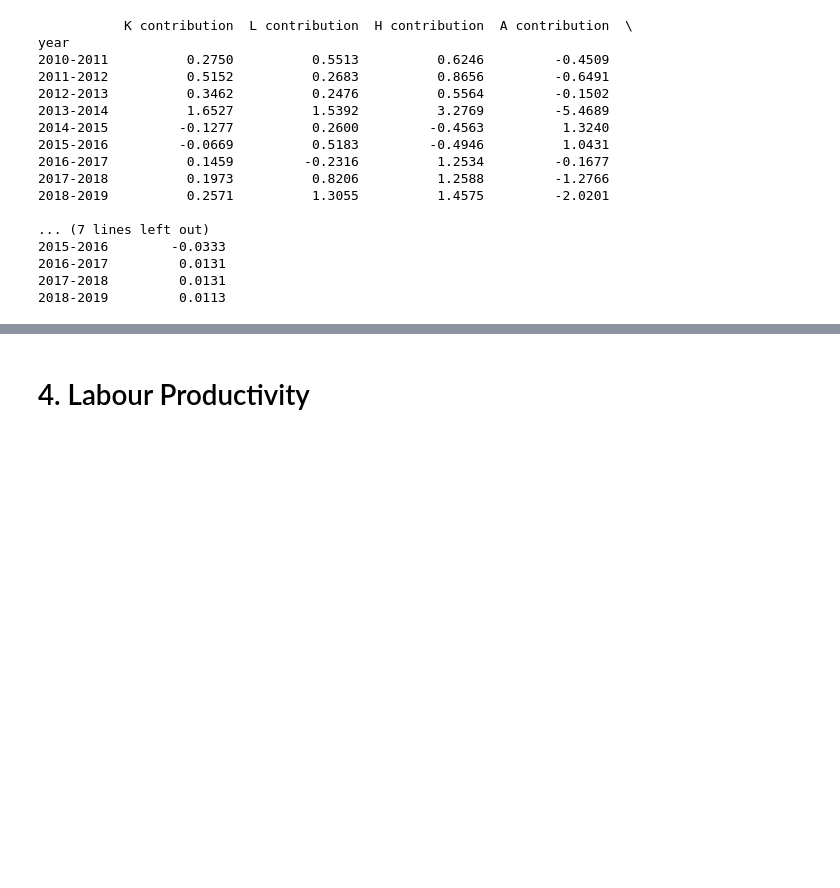
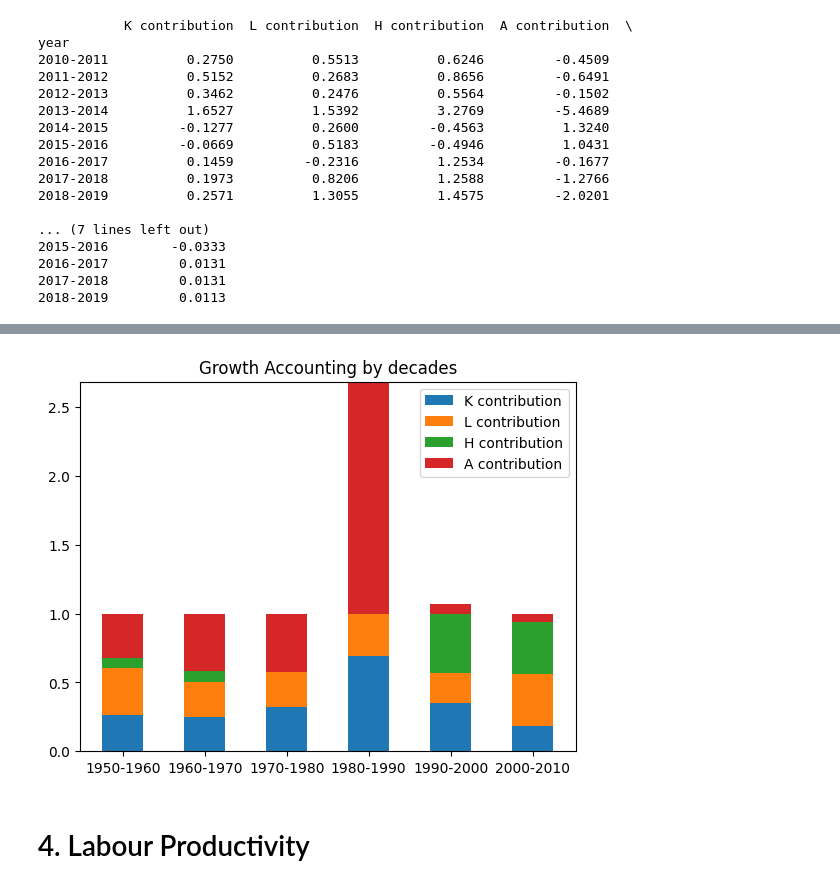
Before and after one commit to Jessie-Fung/ec2b1-brazil, a Jupyter notebook: code/code.ipynb, the cells around one changed output, grey strips where cells are left out. Saved outputs shown, nothing was run; the diff lists cells and outputs as text; code cells hidden in the pictures; blank space fills up the shorter version.

Commit message:
decades growth accoubnting + bad attempt at stackplot

```diff
--- a/code/code.ipynb
+++ b/code/code.ipynb
@@ -586,0 +591,30 @@ year
+# %%
+# Compute yearly intervals of the form "2000-2010"
+dec_intvls = np.array([f"{y1}-{y2}" for y1, y2 in zip(data_tfp[data_tfp["year"] % 10 == 0]["year"][:-1], data_tfp[data_tfp["year"] % 10==0]["year"][1:])])
+
+# dec_change is the difference in logs of the variables within each decade
+# First row is NaN, second row is the difference between 1950 and 1960, so we delete first row
+dec_change = ln_data_tfp[ln_data_tfp["year"] % 10 == 0][["rgdpna", "tfp", "rnna", "hc", "labour"]].diff().iloc[1:,:]
+
+# Multiply log changes of each variable by different scalars according to the production function to obtain their growth contributions
+mul_dict={"tfp":1, "rnna":alpha, "hc":(1-alpha), "labour":(1-alpha)}
+
+
+# dec_contr is the growth contribution of each variable in each decade
+# rearrange the columns the way we want them
+dec_contr = dec_change.drop(columns = "rgdpna").mul(mul_dict).divide(dec_change["rgdpna"], axis=0).reindex(columns = ["rnna", "labour", "hc", "tfp"])
+# %%
+
+# Put together the dataframe
+df_dec_contr = pd.DataFrame(data = np.hstack((dec_intvls[:, None],
+                                           dec_contr.to_numpy(),
+                                           dec_change["rgdpna"].to_numpy()[:, None])),
+                            columns = ['year', 'K contribution', 'L contribution', 'H contribution', 'A contribution', 'Y growth rate'])
+
+# Set index
+df_dec_contr = df_dec_contr.set_index('year')
+
+# Specify data type as float64
+df_dec_contr = df_dec_contr.astype("float64")
+
+print(df_dec_contr)
@@ -587,3 +639,19 @@ year
+# %%
+width = 0.5
+
+fig, ax = plt.subplots()
+bottom = np.zeros(6)
+
+for factor, contr in df_dec_contr.drop(columns = "Y growth rate").to_dict("list").items():
+    p = ax.bar(df_dec_contr.index, contr, width, label=factor, bottom=bottom)
+    bottom += np.array(contr)
+
+ax.set_title("Growth Accounting by decades")
+ax.legend(loc="upper right")
+
+plt.show()
+# %% [output]
+[figure, added]
 # %% [markdown]
 # 4. Labour Productivity
 # %%
```
Also changed, not shown: parts of 8 cells of this notebook.
